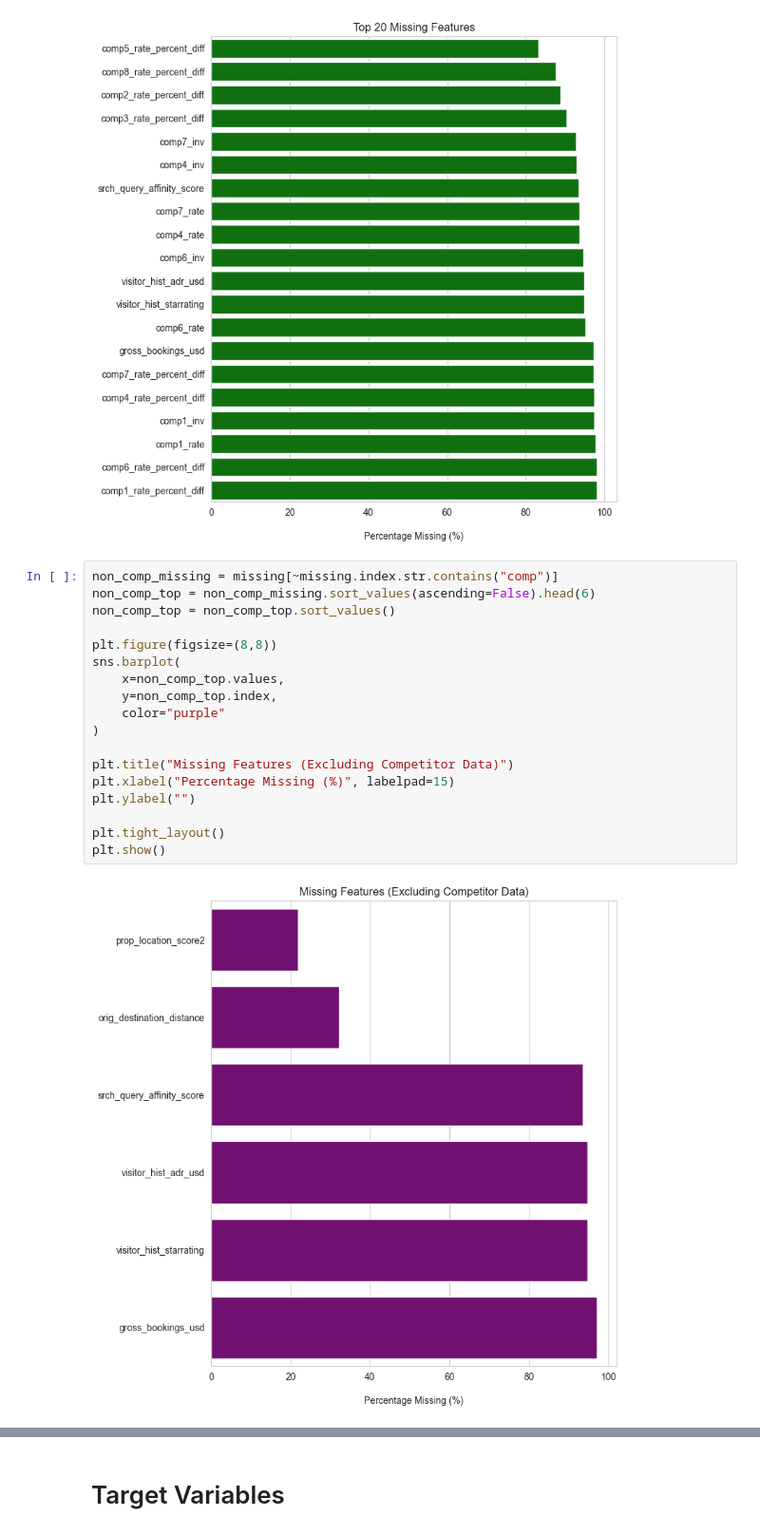
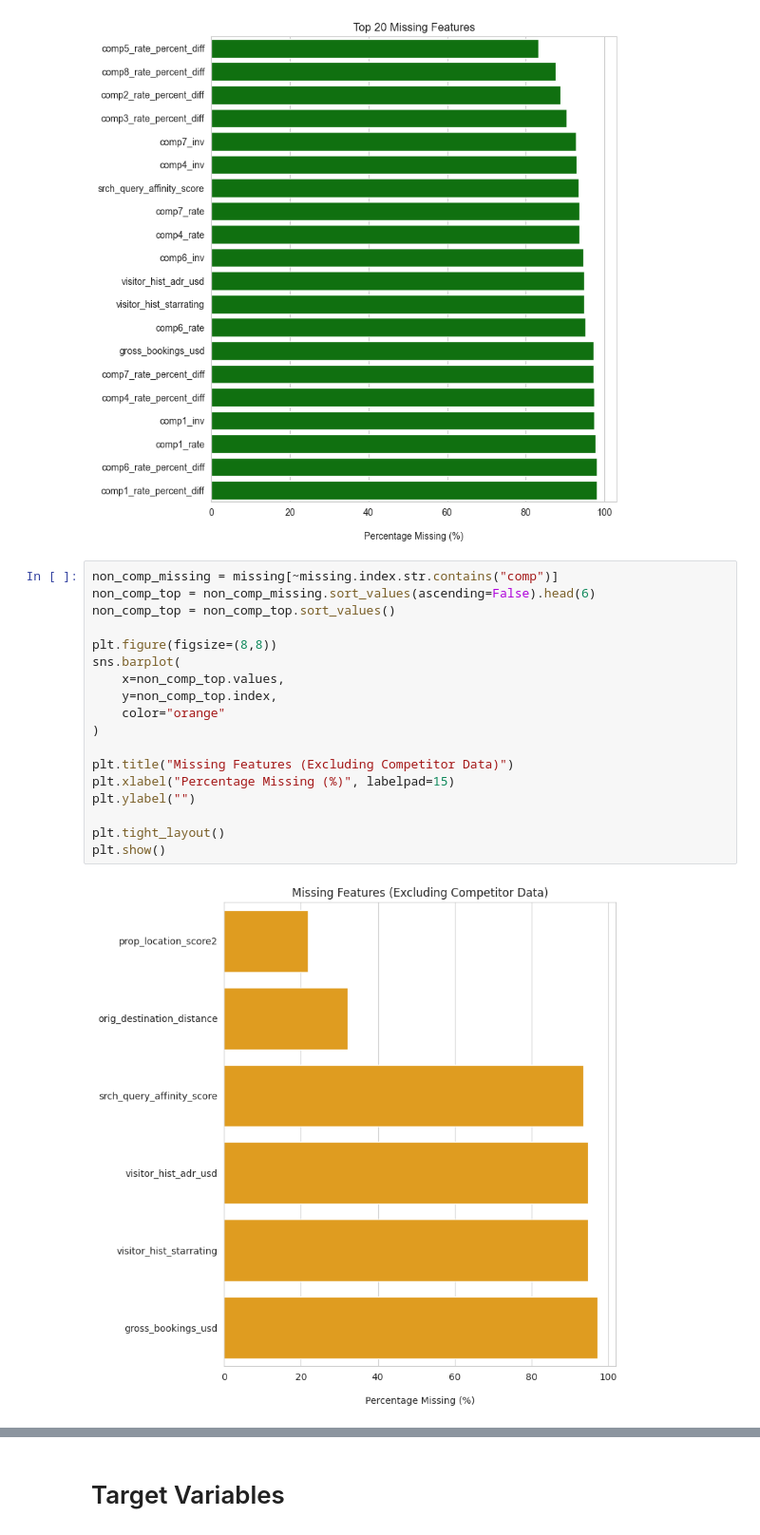
Before and after one commit to RicardoCendon/Hotel-Search-Ranking, a Jupyter notebook: notebooks/01_data_exploration.ipynb, the cells around one changed output, grey strips where cells are left out. Shown at 95% size. Cells and saved outputs as stored; diff of their text form.

```diff
--- a/notebooks/01_data_exploration.ipynb
+++ b/notebooks/01_data_exploration.ipynb
@@ -106,20 +106,20 @@ plt.show()
 # %%
 non_comp_missing = missing[~missing.index.str.contains("comp")]
 non_comp_top = non_comp_missing.sort_values(ascending=False).head(6)
 non_comp_top = non_comp_top.sort_values()
 
 plt.figure(figsize=(8,8))
 sns.barplot(
     x=non_comp_top.values,
     y=non_comp_top.index,
-    color="purple"
+    color="orange"
 )
 
 plt.title("Missing Features (Excluding Competitor Data)")
 plt.xlabel("Percentage Missing (%)", labelpad=15)
 plt.ylabel("")
 
 plt.tight_layout()
 plt.show()
 # %% [output]
-[figure, old version]
+[figure, new version]
```
Also changed, not shown: parts of 4 cells of this notebook.
